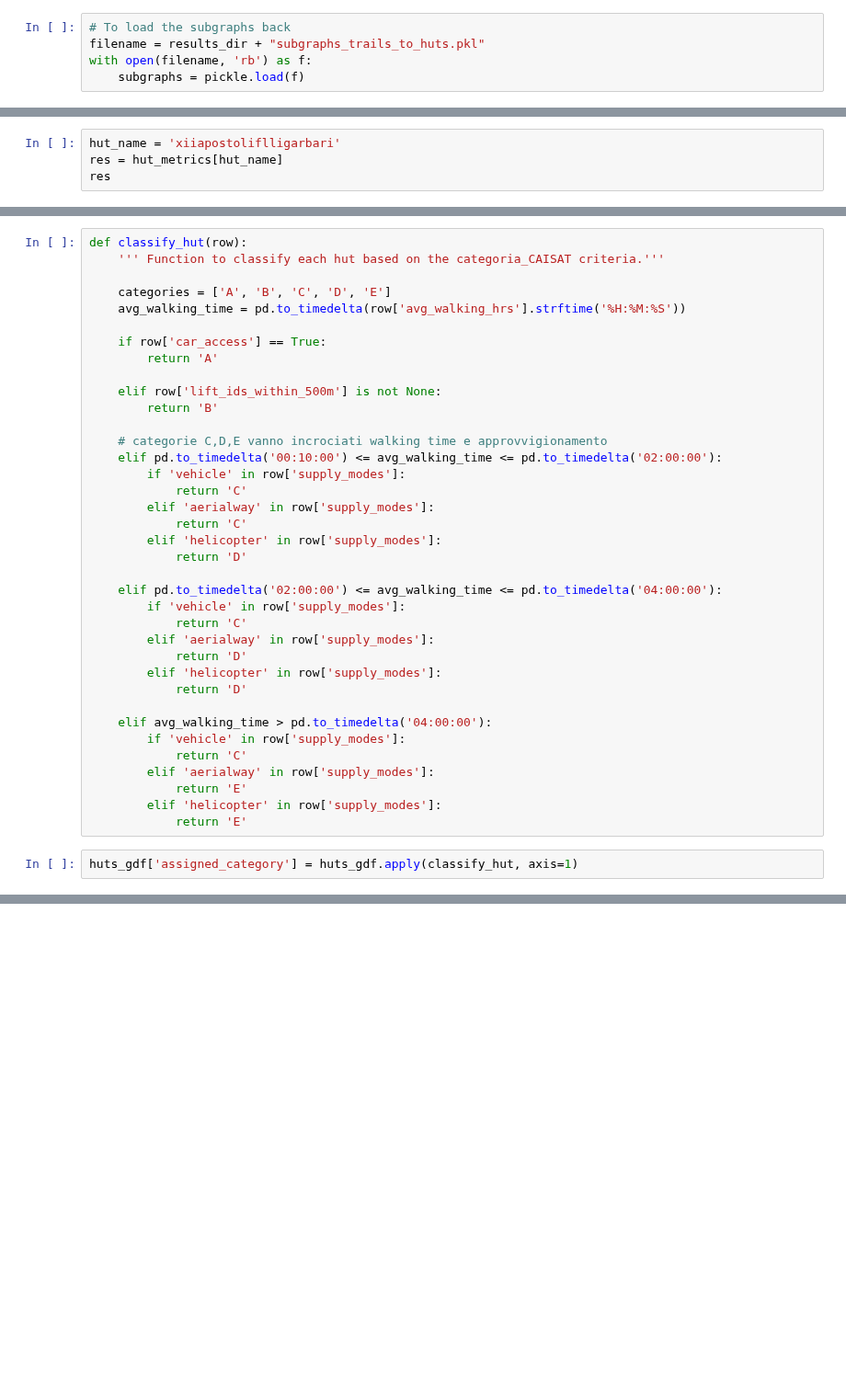
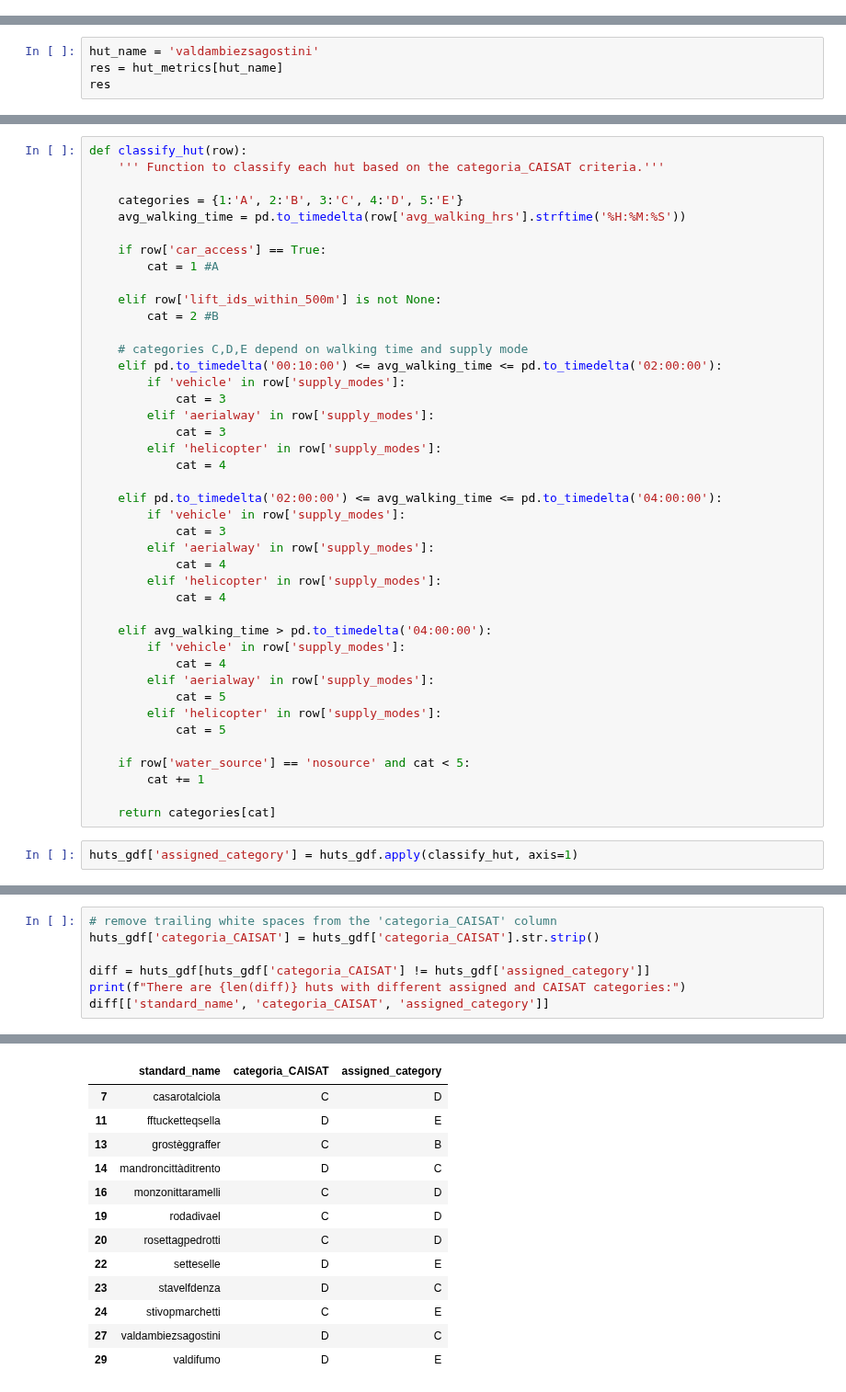
Before and after one commit to dclfbk/alpinehutsustainability, a Jupyter notebook: code/trails_to_huts.ipynb, the cells around one changed output, grey strips where cells are left out. Shown at 92% size. Saved outputs shown, nothing was run; the diff lists cells and outputs as text; blank space fills up the shorter version.

Commit message:
finished trails-huts analysis and validation of CAISAT category

```diff
--- a/code/trails_to_huts.ipynb
+++ b/code/trails_to_huts.ipynb
@@ -394,14 +395,9 @@ Saved all subgraphs to ../data/graphs/subgraphs_trails_to_huts.pkl
-# %%
-# To load the subgraphs back
-filename = results_dir + "subgraphs_trails_to_huts.pkl"
-with open(filename, 'rb') as f:
-    subgraphs = pickle.load(f)
 # %% [markdown]
 ## Example results
 # %%
 huts_gdf.standard_name.unique()
 # %%
-hut_name = 'xiiapostoliflligarbari'
+hut_name = 'valdambiezsagostini'
 res = hut_metrics[hut_name]
 res
 # %% [output]
@@ -663,39 +684,44 @@ huts_gdf.head(2)
 def classify_hut(row):
     ''' Function to classify each hut based on the categoria_CAISAT criteria.'''
 
-    categories = ['A', 'B', 'C', 'D', 'E']
+    categories = {1:'A', 2:'B', 3:'C', 4:'D', 5:'E'}
     avg_walking_time = pd.to_timedelta(row['avg_walking_hrs'].strftime('%H:%M:%S'))
 
     if row['car_access'] == True:
-        return 'A'
+        cat = 1 #A
 
     elif row['lift_ids_within_500m'] is not None:
-        return 'B'
+        cat = 2 #B
 
-    # categorie C,D,E vanno incrociati walking time e approvvigionamento
+    # categories C,D,E depend on walking time and supply mode
     elif pd.to_timedelta('00:10:00') <= avg_walking_time <= pd.to_timedelta('02:00:00'):
         if 'vehicle' in row['supply_modes']:
-            return 'C'
+            cat = 3
         elif 'aerialway' in row['supply_modes']:
-            return 'C'
+            cat = 3
         elif 'helicopter' in row['supply_modes']:
-            return 'D'
+            cat = 4
 
     elif pd.to_timedelta('02:00:00') <= avg_walking_time <= pd.to_timedelta('04:00:00'):
         if 'vehicle' in row['supply_modes']:
-            return 'C'
+            cat = 3
         elif 'aerialway' in row['supply_modes']:
-            return 'D'
+            cat = 4
         elif 'helicopter' in row['supply_modes']:
-            return 'D'
+            cat = 4
 
     elif avg_walking_time > pd.to_timedelta('04:00:00'):
         if 'vehicle' in row['supply_modes']:
-            return 'C'
+            cat = 4
         elif 'aerialway' in row['supply_modes']:
-            return 'E'
+            cat = 5
         elif 'helicopter' in row['supply_modes']:
-            return 'E'
+            cat = 5
+
+    if row['water_source'] == 'nosource' and cat < 5:
+        cat += 1
+
+    return categories[cat]
 # %%
 huts_gdf['assigned_category'] = huts_gdf.apply(classify_hut, axis=1)
 # %%
@@ -710,0 +739,8 @@ Name: count, dtype: int64
+# %%
+# remove trailing white spaces from the 'categoria_CAISAT' column
+huts_gdf['categoria_CAISAT'] = huts_gdf['categoria_CAISAT'].str.strip()
+
+diff = huts_gdf[huts_gdf['categoria_CAISAT'] != huts_gdf['assigned_category']]
+print(f"There are {len(diff)} huts with different assigned and CAISAT categories:")
+diff[['standard_name', 'categoria_CAISAT', 'assigned_category']]
+# %% [output]
@@ -710,0 +748,13 @@ Name: count, dtype: int64
+|  | standard_name | categoria_CAISAT | assigned_category |
+| 7 | casarotalciola | C | D |
+| 11 | fftucketteqsella | D | E |
+| 13 | grostèggraffer | C | B |
+| 14 | mandroncittàditrento | D | C |
+| 16 | monzonittaramelli | C | D |
+| 19 | rodadivael | C | D |
+| 20 | rosettagpedrotti | C | D |
+| 22 | setteselle | D | E |
+| 23 | stavelfdenza | D | C |
+| 24 | stivopmarchetti | C | E |
+| 27 | valdambiezsagostini | D | C |
+| 29 | valdifumo | D | E |
```
Also changed, not shown: parts of 18 cells of this notebook, 2 other files.
